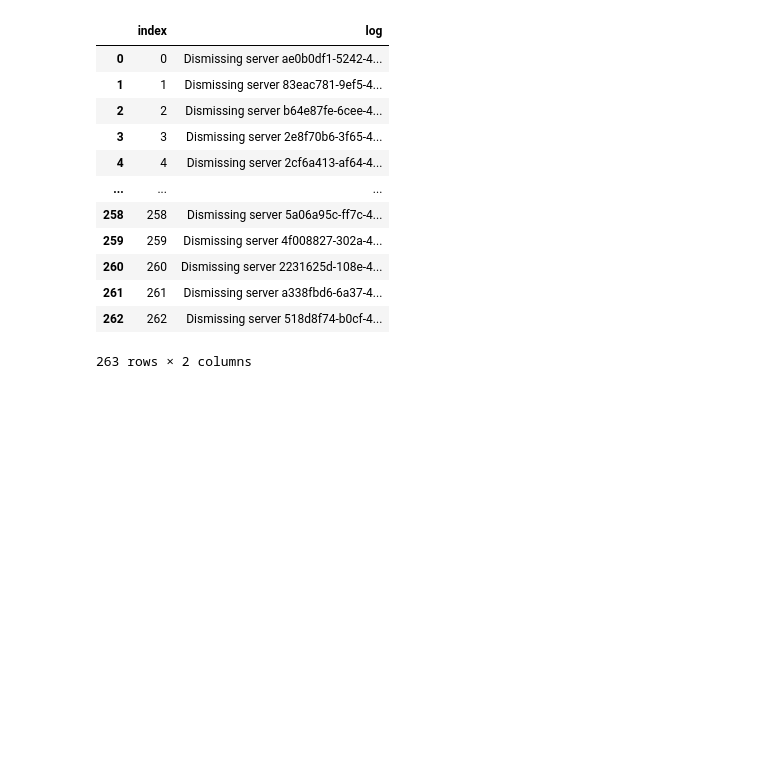
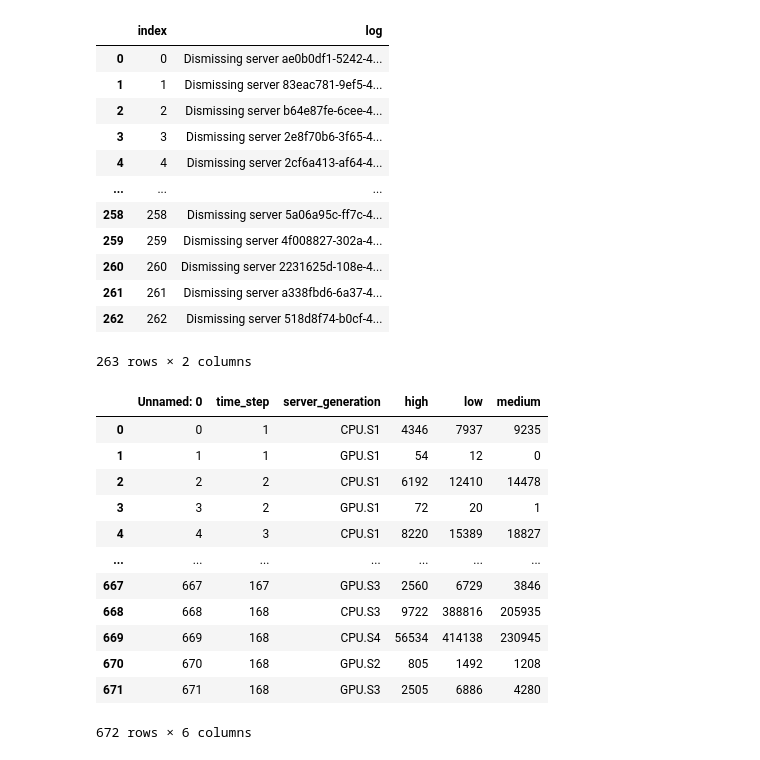
Before and after one commit to degendemolisher/Hackathon-Huawei-FiveGuys, a Jupyter notebook: analyse_data/tests.ipynb, the cells around one changed output. Drawn from its saved outputs; the diff is of its cells as text; code cells hidden in the pictures; blank space fills up the shorter version.

```diff
--- a/analyse_data/tests.ipynb
+++ b/analyse_data/tests.ipynb
@@ -1923,3 +1923,20 @@ double_dismiss_log
 | 261 | 261 | Dismissing server a338fbd6-6a37-4... |
 | 262 | 262 | Dismissing server 518d8f74-b0cf-4... |
 263 rows × 2 columns
+# %%
+# Function to calculate moving average
+def calculate_moving_average_v1(df, window_size=3):
+    # Group by server_generation
+    grouped = df.groupby('server_generation')
+
+    # Calculate moving average for each group
+    ma_dfs = []
+    for name, group in grouped:
+        ma_df = group.copy()
+        for col in ['high', 'low', 'medium']:
+            ma_df[col] = group[col].rolling(window=window_size, min_periods=1).mean().round().astype(int)
+        ma_dfs.append(ma_df)
+
+    # Combine all moving average dataframes
+    result = pd.concat(ma_dfs).sort_index()
+    return result
@@ -1925,0 +1961,21 @@ double_dismiss_log
+# %%
+actual_demand = pd.read_csv('../data/test_data/actual_demand_1741.csv')
+# %%
+ma_df_v1 = calculate_moving_average_v1(actual_demand, window_size=18)
+ma_df_v2 = calculate_moving_average_v2(actual_demand, window_size=18)
+# %%
+ma_df_v1
+# %% [output]
+|  | Unnamed: 0 | time_step | server_generation | high | low | medium |
+| 0 | 0 | 1 | CPU.S1 | 4346 | 7937 | 9235 |
+| 1 | 1 | 1 | GPU.S1 | 54 | 12 | 0 |
+| 2 | 2 | 2 | CPU.S1 | 6192 | 12410 | 14478 |
+| 3 | 3 | 2 | GPU.S1 | 72 | 20 | 1 |
+| 4 | 4 | 3 | CPU.S1 | 8220 | 15389 | 18827 |
+| ... | ... | ... | ... | ... | ... | ... |
+| 667 | 667 | 167 | GPU.S3 | 2560 | 6729 | 3846 |
+| 668 | 668 | 168 | CPU.S3 | 9722 | 388816 | 205935 |
+| 669 | 669 | 168 | CPU.S4 | 56534 | 414138 | 230945 |
+| 670 | 670 | 168 | GPU.S2 | 805 | 1492 | 1208 |
+| 671 | 671 | 168 | GPU.S3 | 2505 | 6886 | 4280 |
+672 rows × 6 columns
```
Also changed, not shown: parts of 3 cells of this notebook, 2 other files.
